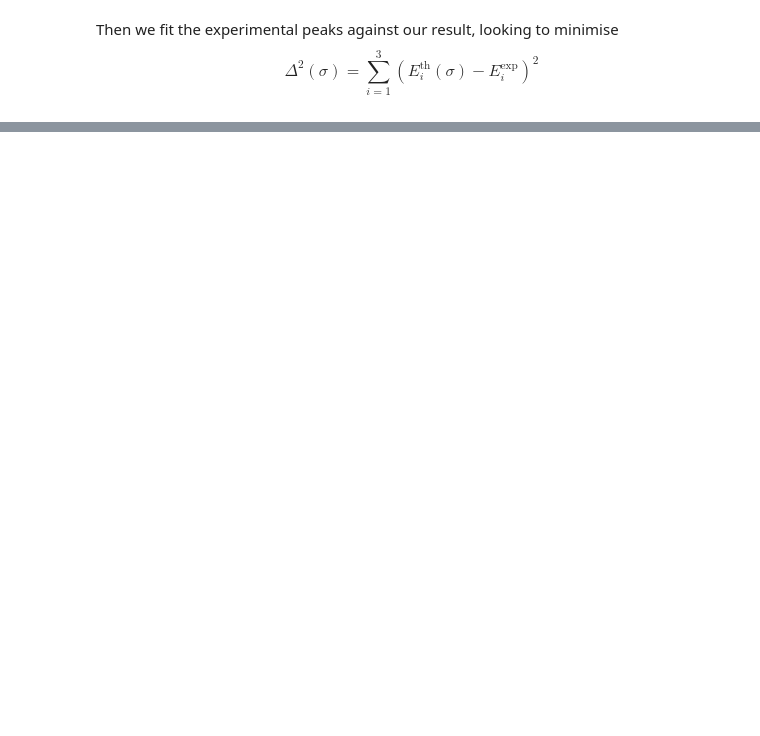
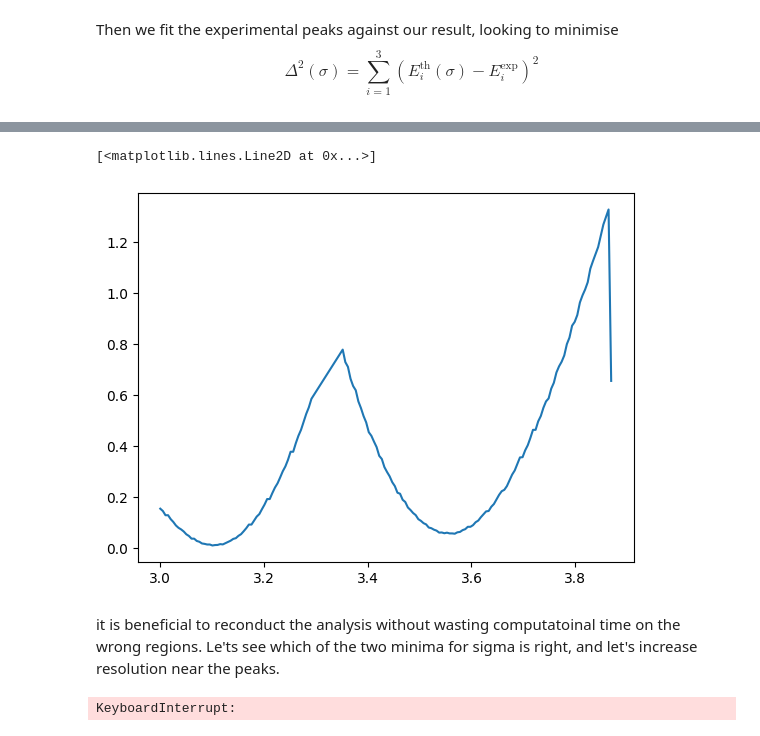
Before and after one commit to marcobeIIa/computational_physics, a Jupyter notebook: Lusvardi_Bella_Parolini_H_Kr_scattering.ipynb, the cells around one changed output, grey strips where cells are left out. Saved outputs shown, nothing was run; the diff lists cells and outputs as text; code cells hidden in the pictures; blank space fills up the shorter version.

```diff
--- a/Lusvardi_Bella_Parolini_H_Kr_scattering.ipynb
+++ b/Lusvardi_Bella_Parolini_H_Kr_scattering.ipynb
@@ -692,0 +694,71 @@ Simulated peak energy: [0.54736842 1.58947368 2.97894737]
+# %%
+new_sigma = []
+for i in range(len(peaks_results)):
+    new_sigma.append(peaks_results[i]['sigma'])
+
+plt.plot(new_sigma, DELTA)
+# %% [output]
+[<matplotlib.lines.Line2D at 0x...>]
+[figure, added]
+# %% [markdown]
+it is beneficial to reconduct the analysis without wasting computatoinal time on the wrong regions. Le'ts see which of the two minima for sigma is right, and let's increase resolution near the peaks.
+# %%
+# Create Evec4 with 50 equally spaced points between 0.2 and 3.5
+Evec4 = np.linspace(0.2, 3.5, 50)
+
+# Create 100 points in a 0.3 contour around E_peaks_exp
+E_peaks_exp = np.array([0.502, 1.589, 2.941])
+contour_points = []
+for peak in E_peaks_exp:
+    contour_points.extend(np.linspace(peak - 0.3, peak + 0.3, 100))
+contour_points = np.array(contour_points)
+Evec4 = np.sort(np.concatenate((Evec4, contour_points)))
+# Create sigma_tests2 with 20 points between 3.05-3.15 and 20 points between 3.5-3.6
+sigma_part1 = np.linspace(3.05, 3.15, 100)
+sigma_part2 = np.linspace(3.5, 3.6, 100)
+sigma_test2 = np.concatenate((sigma_part1, sigma_part2))
+
+l_fin = 9 #(due to off-by-one phenomena, this l_fin is actually l+1. This code is held together by a thread)
+lvec3=[z for z in range(0,l_fin,1)]
+
+SHIFTS_TEST = np.zeros((len(lvec3), len(Evec4)))
+
+CROSS=[]
+
+from tqdm import tqdm #for progress tracking on this slow bit of code
+for k in tqdm(range(len(sigma_test2))):
+    for i in range(len(lvec3)):
+        for j in range(len(Evec4)):
+            SHIFTS_TEST[i][j]=Phase_shift_tg(r1,r2,r,lvec3[i],Evec4[j],l_fin,sigma_test2[k])
+    cross_test=totalcross(l_fin-1,SHIFTS_TEST,Evec4)
+    CROSS.append(cross_test)
+
+
+
+peaks_results = []
+
+for i in range(len(sigma_test2)):
+    y = CROSS[i]
+    peak_indices, _ = find_peaks(y)
+
+    if len(peak_indices) == 3:
+        peak_energies = Evec4[peak_indices]
+        peak_cross_sections = y[peak_indices]
+
+        result = {
+            'sigma': sigma_test2[i],
+            'energies': peak_energies,
+            'cross_sections': peak_cross_sections
+        }
+
+        peaks_results.append(result)
+    else:
+        print("Not the right number of peaks found for sigma =", sigma_test2[i])
+
+# --- Print results
+for res in peaks_results:
+    print(f"\nSigma = {res['sigma']:.3f}")
+    for e in zip(res['energies']):
+        print(f"  Peak at E = {e[0]:.3f} meV")
+# %% [output]
+KeyboardInterrupt:
```
Also changed, not shown: parts of 6 cells of this notebook.
